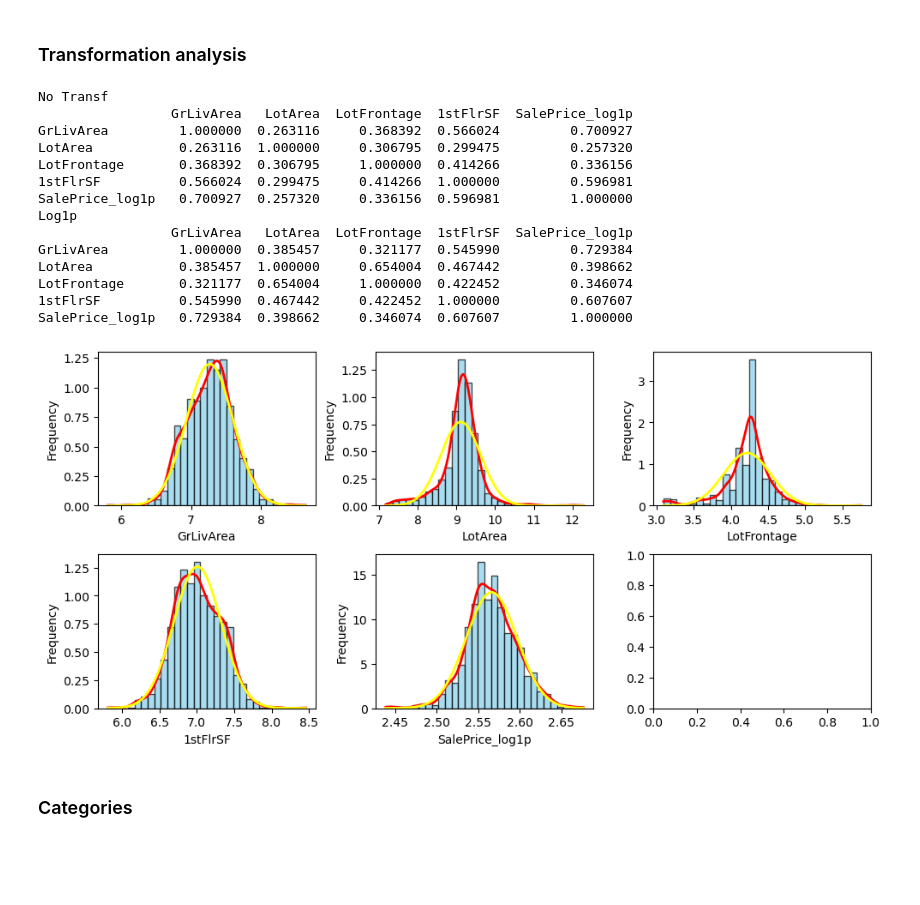
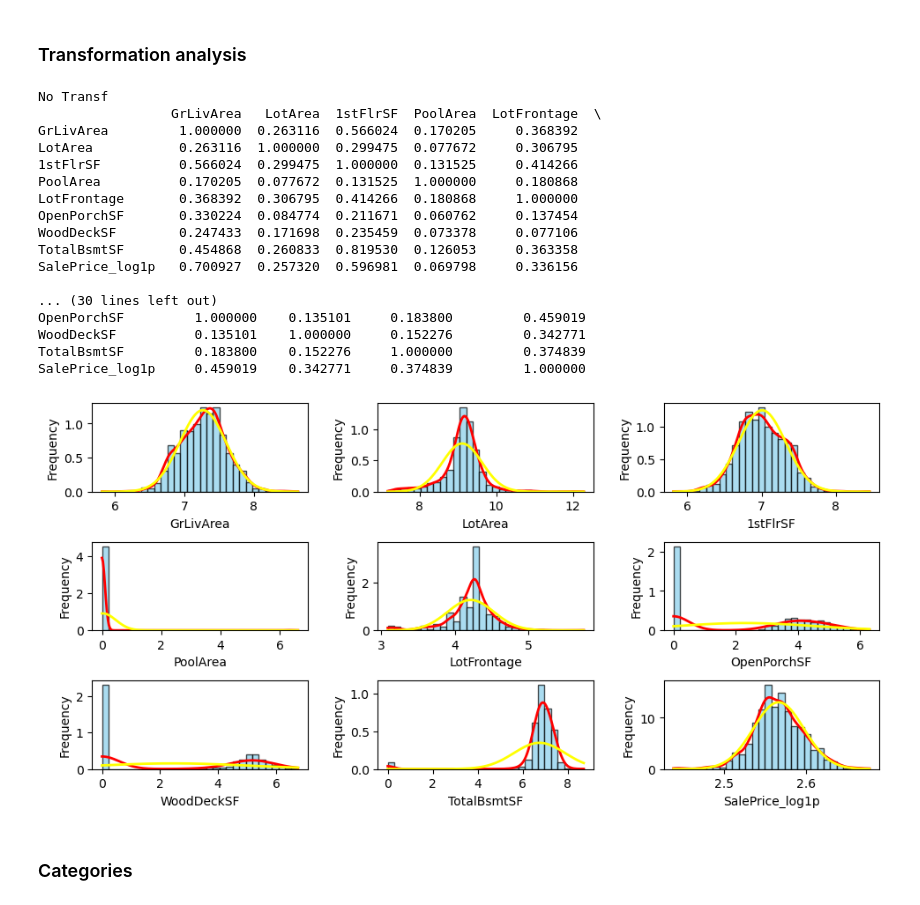
Before and after one commit to javrudsky/machine_learning, a Jupyter notebook: kaggle/housing/housing_v2.ipynb, the cells around one changed output. Drawn from its saved outputs; the diff is of its cells as text; code cells hidden in the pictures; blank space fills up the shorter version.

```diff
--- a/kaggle/housing/housing_v2.ipynb
+++ b/kaggle/housing/housing_v2.ipynb
@@ -898,17 +942,18 @@ Name: count, dtype: int64
 Trying to fill null values based on documentation and data analysis examining each column individually.<BR>
 Fixing columns in EDA to be able to check distribution on features
 # %%
-def fix_nulls(df, df_train):
-    print("Total null columns Before:", len(df.columns[df.isnull().sum() > 0]))
+def fix_nulls(df, df_train, debug=False):
+    if debug:
+      print("Total null columns Before:", len(df.columns[df.isnull().sum() > 0]))
     # Let's apply "None" to all nans
-    df["MiscFeature"] = df["MiscFeature"].fillna("None")
+    df["MiscFeature"] = df["MiscFeature"].fillna("NA")
 
     df[df["LotFrontage"].isnull()]["LotFrontage"]
     # Let's set to the mean to lotFrontage. Always using train data to "learn" values
     df["LotFrontage"] = df["LotFrontage"].fillna(df_train[df_train["LotFrontage"].notnull()]["LotFrontage"].mean())
 
     # Setting "None" to Alley
-    df["Alley"] = df["Alley"].fillna("None")
+    df["Alley"] = df["Alley"].fillna("NA")
 
     # Setting "None" to MasVnrType (Masonry Veneer Type)
     df["MasVnrType"] = df["MasVnrType"].fillna("None")
@@ -962,7 +1007,8 @@ def fix_nulls(df, df_train):
     df["GarageArea"] = df["GarageCars"].fillna(0)
     df["SaleType"] = df["SaleType"].fillna(df_train[df_train["SaleType"].notnull()]["SaleType"].mode()[0])
 
-    print("Total null columns After:", len(df.columns[df.isnull().sum() > 0]))
+    if debug:
+      print("Total null columns After:", len(df.columns[df.isnull().sum() > 0]))
 
     return df
 
@@ -1295,41 +1377,54 @@ show_distribution(df_data, all_corr[18:22].tolist())
 # %%
 # From the previous graphics where GarageArea, GrLivArea, LotArea, LotFrontage and 1stFlrSF can be transformed. Let's check skew and see.
 # Also check BsmtFinSF1 and BsmtUnfSF
+# ScreenPorch, MiscVal, LowQualFinSF, KitchenAbvGr, 3ssnPorch, LowQualFinSF, EnclosedPorch, BsmtFinSF2, BsmtFullBath and BsmtHalfBath are almost constant. Check removal
+# LotArea, LotFrontage, OpenPorchSF, WoodDeckSF, TotalBsmtSF heavy right skewed. -> Log1p?
+# PoolArea, OpenPorchSF, WoodDeckSF mostly 0. Add binary
+# YearBuilt is left skewed... Transformation?
+# What to do with YearRemodAdd?
 
-sk_cols = ["GarageArea", "GrLivArea", "LotArea", "LotFrontage", "1stFlrSF"]
-sk_cols = df_data[sk_cols].columns[df_data[sk_cols].skew().abs() > 0.75].tolist()
+df = fix_nulls(df_data, df_data)
+df = df[df["GrLivArea"] < 4000]
+sk_cols = ["GarageArea", "GrLivArea", "LotArea", "1stFlrSF", "YearBuilt", "PoolArea", "LotFrontage", "OpenPorchSF", "WoodDeckSF", "TotalBsmtSF"]
+sk_cols = df[sk_cols].columns[df_data[sk_cols].skew().abs() > 0.75].tolist()
 sk_cols.append(LOGP_TARGET_COL)
 
-df_sk = df_data[sk_cols].apply(lambda x: np.log1p(x))
+df_sk = df_data[sk_cols]
+df_tsk = df_data[sk_cols].apply(lambda x: np.log1p(x))
 
 print("No Transf")
-print(df_data[sk_cols].corr())
+print(df_sk.corr())
+printspace()
 print("Log1p")
-print(df_sk.corr())
+println()
+print(df_tsk.corr())
 
 #show_distribution(df_data, all_corr[18:22].tolist())
-show_distribution(df_sk, sk_cols)
+show_distribution(df_tsk, sk_cols)
 
 # Observations
 # - GrLiveArea, LotArea, LotFrontage and 1stFlrSF distributions is much more normal after applying log1p
 # - BsmtFinSF1 and BsmtUnfSF1 become left skewed. Let's try sqrt
 # - Correlation is improved a little bit
 # %% [output]
 No Transf
-                 GrLivArea   LotArea  LotFrontage  1stFlrSF  SalePrice_log1p
-GrLivArea         1.000000  0.263116     0.368392  0.566024         0.700927
-LotArea           0.263116  1.000000     0.306795  0.299475         0.257320
-LotFrontage       0.368392  0.306795     1.000000  0.414266         0.336156
-1stFlrSF          0.566024  0.299475     0.414266  1.000000         0.596981
-SalePrice_log1p   0.700927  0.257320     0.336156  0.596981         1.000000
-Log1p
-                 GrLivArea   LotArea  LotFrontage  1stFlrSF  SalePrice_log1p
-GrLivArea         1.000000  0.385457     0.321177  0.545990         0.729384
-LotArea           0.385457  1.000000     0.654004  0.467442         0.398662
-LotFrontage       0.321177  0.654004     1.000000  0.422452         0.346074
-1stFlrSF          0.545990  0.467442     0.422452  1.000000         0.607607
-SalePrice_log1p   0.729384  0.398662     0.346074  0.607607         1.000000
+                 GrLivArea   LotArea  1stFlrSF  PoolArea  LotFrontage  \
+GrLivArea         1.000000  0.263116  0.566024  0.170205     0.368392
+LotArea           0.263116  1.000000  0.299475  0.077672     0.306795
+1stFlrSF          0.566024  0.299475  1.000000  0.131525     0.414266
+PoolArea          0.170205  0.077672  0.131525  1.000000     0.180868
+LotFrontage       0.368392  0.306795  0.414266  0.180868     1.000000
+OpenPorchSF       0.330224  0.084774  0.211671  0.060762     0.137454
+WoodDeckSF        0.247433  0.171698  0.235459  0.073378     0.077106
+TotalBsmtSF       0.454868  0.260833  0.819530  0.126053     0.363358
+SalePrice_log1p   0.700927  0.257320  0.596981  0.069798     0.336156
+
+... (30 lines left out)
+OpenPorchSF         1.000000    0.135101     0.183800         0.459019
+WoodDeckSF          0.135101    1.000000     0.152276         0.342771
+TotalBsmtSF         0.183800    0.152276     1.000000         0.374839
+SalePrice_log1p     0.459019    0.342771     0.374839         1.000000
-[figure, old version]
+[figure, new version]
 # %% [markdown]
 ### Categories
 # %% [markdown]
```
Also changed, not shown: parts of 61 cells of this notebook.
